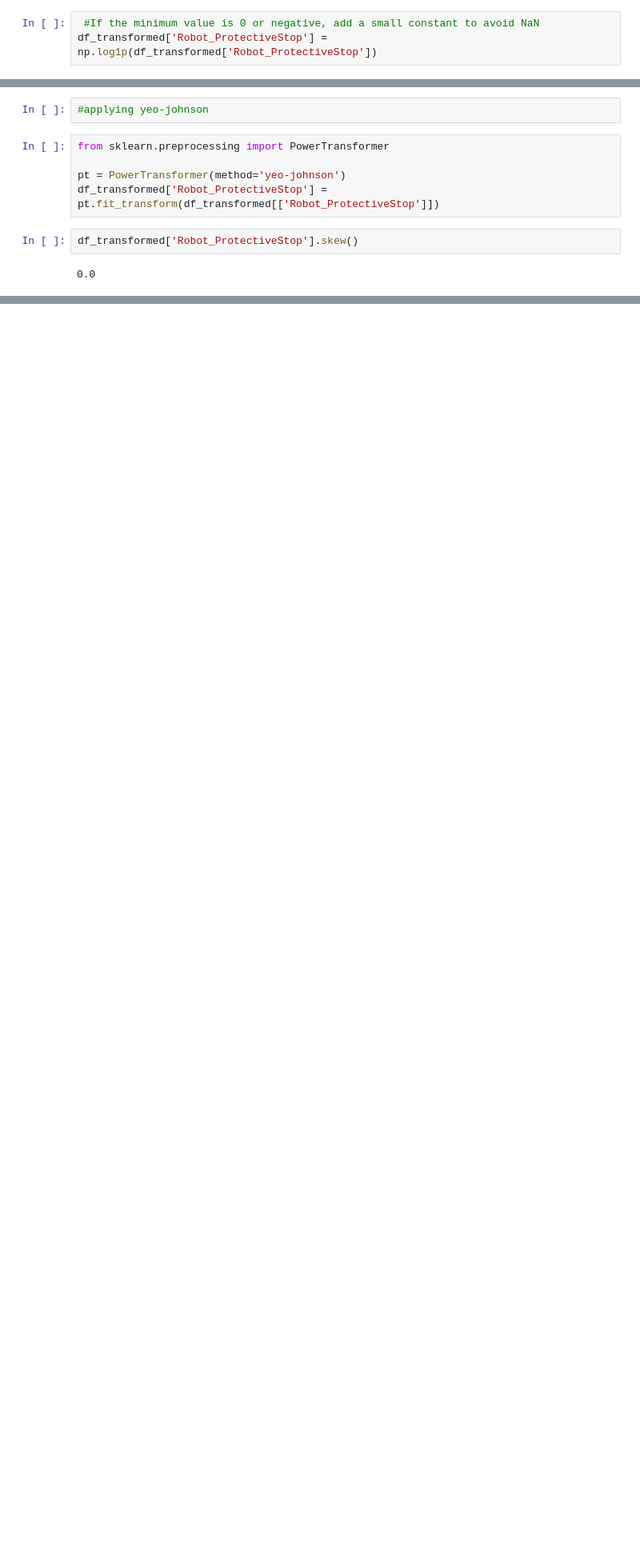
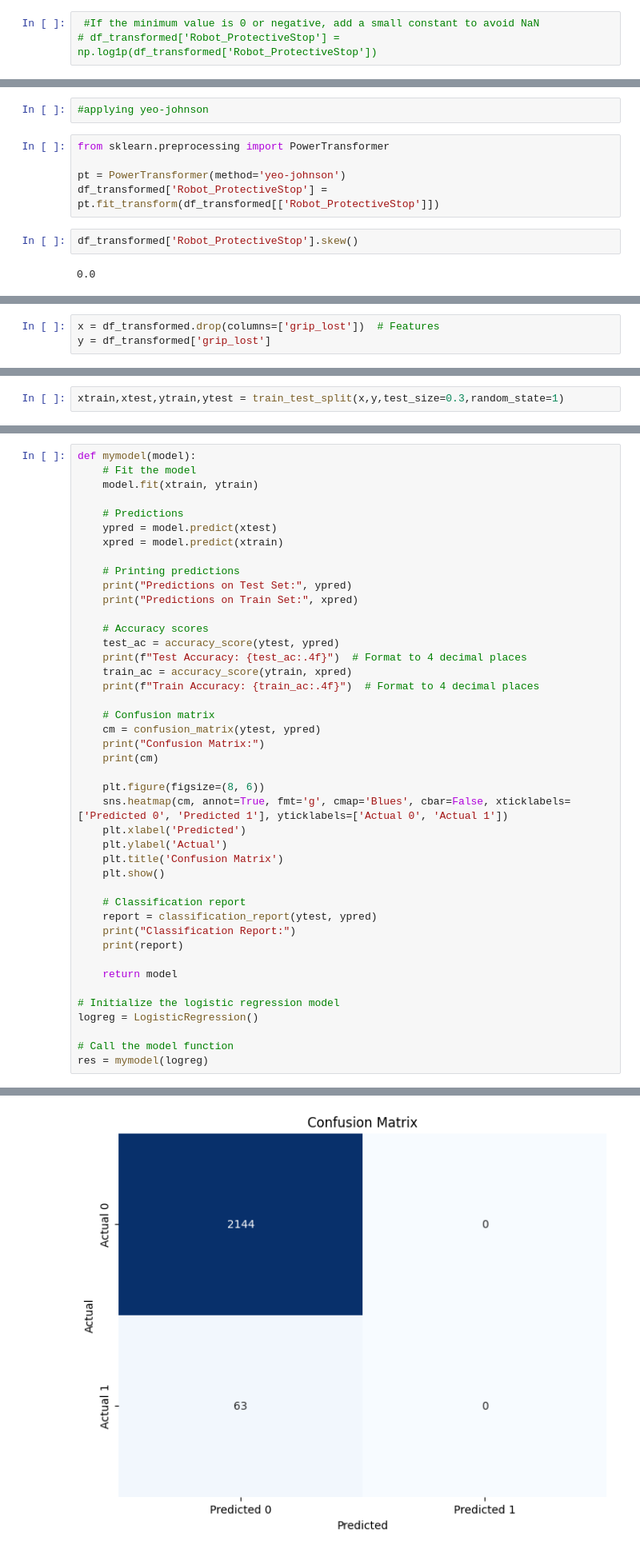
Before and after one commit to AlistairPereira/UR3-CobotOps-ML-Project, a Jupyter notebook: code/UR3-CobotOps-ML.ipynb, the cells around one changed output, grey strips where cells are left out. Shown at 80% size. Cells and saved outputs as stored; diff of their text form; blank space fills up the shorter version.

Commit message:
UR3 cobotsops Classification KNN/Logistics

```diff
--- a/code/UR3-CobotOps-ML.ipynb
+++ b/code/UR3-CobotOps-ML.ipynb
@@ -565,4 +402,4 @@ df_transformed['Robot_ProtectiveStop'].skew()
 # %%
  #If the minimum value is 0 or negative, add a small constant to avoid NaN
-df_transformed['Robot_ProtectiveStop'] = np.log1p(df_transformed['Robot_ProtectiveStop'])
+# df_transformed['Robot_ProtectiveStop'] = np.log1p(df_transformed['Robot_ProtectiveStop'])
 # %%
@@ -607,0 +457,3 @@ for col in df_transformed.columns:
+# %%
+x = df_transformed.drop(columns=['grip_lost'])  # Features
+y = df_transformed['grip_lost']
@@ -607,0 +464,2 @@ for col in df_transformed.columns:
+# %%
+xtrain,xtest,ytrain,ytest = train_test_split(x,y,test_size=0.3,random_state=1)
@@ -607,0 +470,44 @@ for col in df_transformed.columns:
+# %%
+def mymodel(model):
+    # Fit the model
+    model.fit(xtrain, ytrain)
+
+    # Predictions
+    ypred = model.predict(xtest)
+    xpred = model.predict(xtrain)
+
+    # Printing predictions
+    print("Predictions on Test Set:", ypred)
+    print("Predictions on Train Set:", xpred)
+
+    # Accuracy scores
+    test_ac = accuracy_score(ytest, ypred)
+    print(f"Test Accuracy: {test_ac:.4f}")  # Format to 4 decimal places
+    train_ac = accuracy_score(ytrain, xpred)
+    print(f"Train Accuracy: {train_ac:.4f}")  # Format to 4 decimal places
+
+    # Confusion matrix
+    cm = confusion_matrix(ytest, ypred)
+    print("Confusion Matrix:")
+    print(cm)
+
+    plt.figure(figsize=(8, 6))
+    sns.heatmap(cm, annot=True, fmt='g', cmap='Blues', cbar=False, xticklabels=['Predicted 0', 'Predicted 1'], yticklabels=['Actual 0', 'Actual 1'])
+    plt.xlabel('Predicted')
+    plt.ylabel('Actual')
+    plt.title('Confusion Matrix')
+    plt.show()
+
+    # Classification report
+    report = classification_report(ytest, ypred)
+    print("Classification Report:")
+    print(report)
+
+    return model
+
+# Initialize the logistic regression model
+logreg = LogisticRegression()
+
+# Call the model function
+res = mymodel(logreg)
+# %% [output]
@@ -607,0 +521 @@ for col in df_transformed.columns:
+[figure, added]
```
Also changed, not shown: parts of 31 cells of this notebook.
